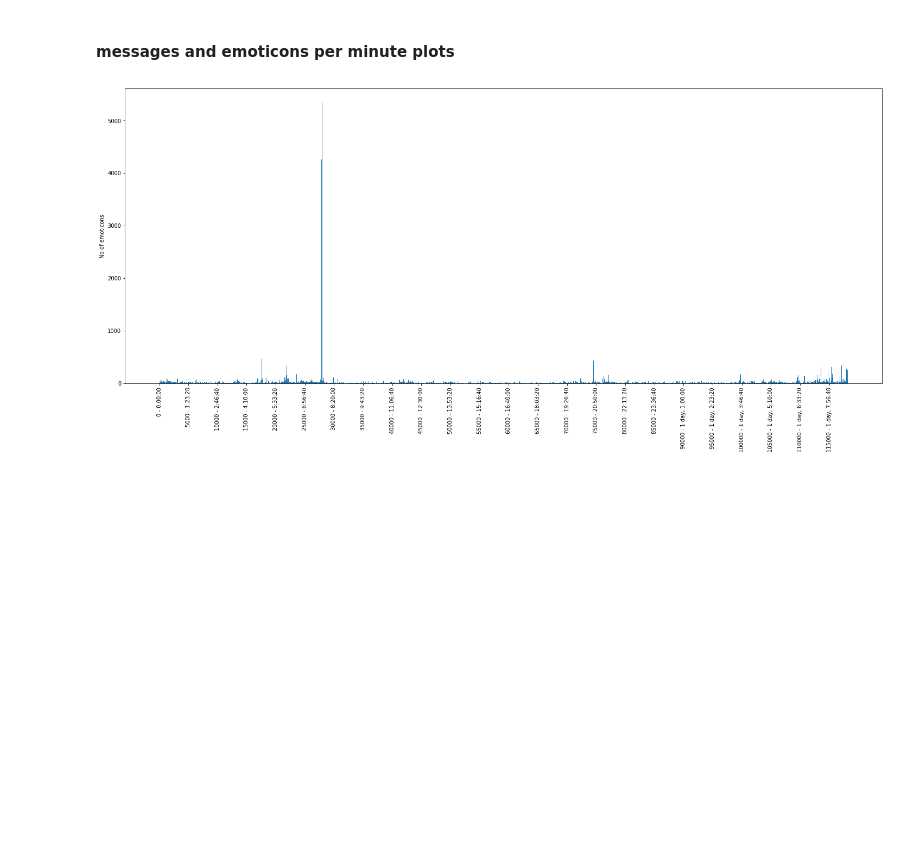
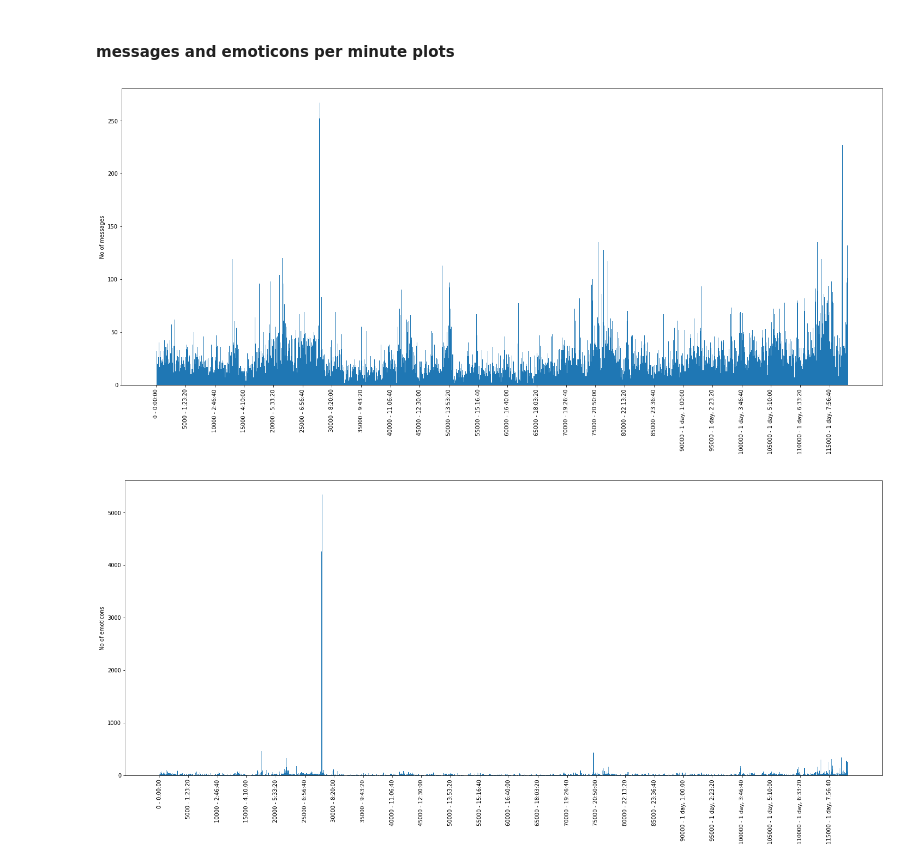
Before and after one commit to missinglinks/twitch-chat-stuff, a Jupyter notebook: Twitch Chat Analysis.ipynb, the cells around one changed output. Cells and saved outputs as stored; diff of their text form; code cells hidden in the pictures; blank space fills up the shorter version.

```diff
--- a/Twitch Chat Analysis.ipynb
+++ b/Twitch Chat Analysis.ipynb
@@ -26,5 +39,9 @@ chat.commenters().most_common(10)
 # %% [markdown]
 #### messages and emoticons per minute plots
+# %%
+chat.plot_messages()
+# %% [output]
+[figure, added]
 # %%
 chat.plot_emoticons()
 # %% [output]
```
Also changed, not shown: parts of 3 cells of this notebook, 2 other files.
